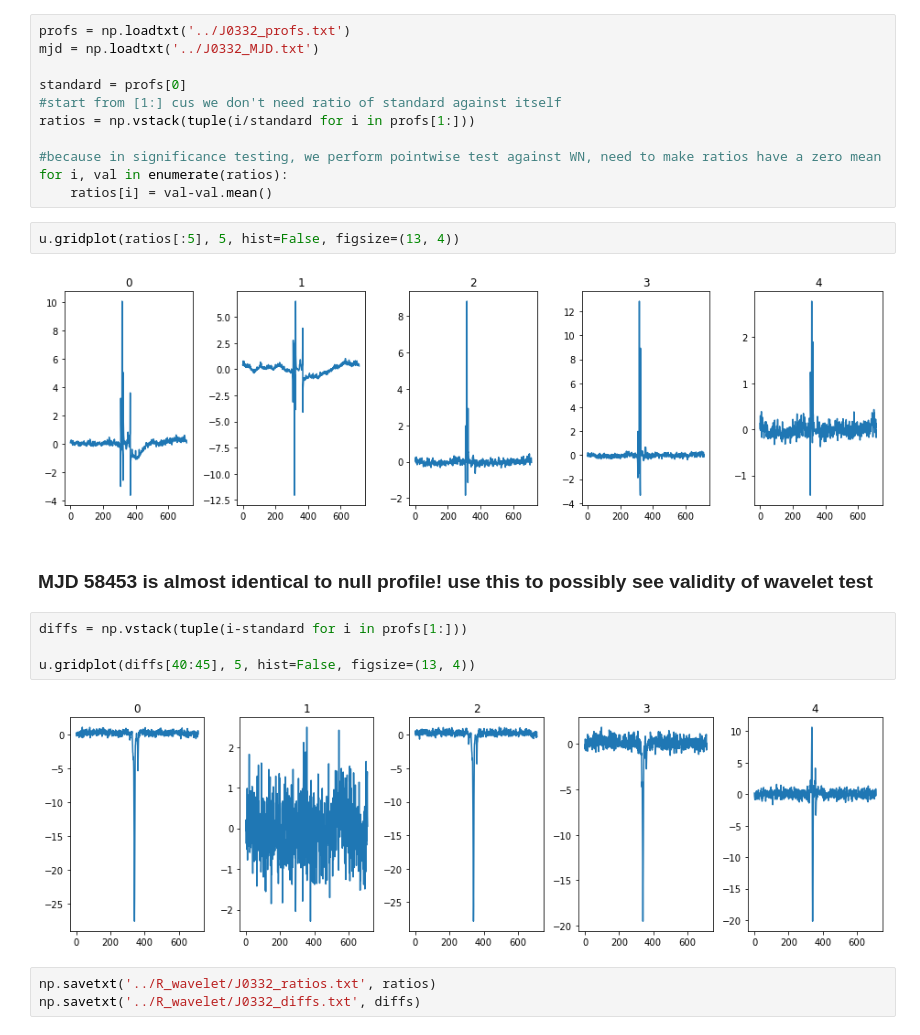
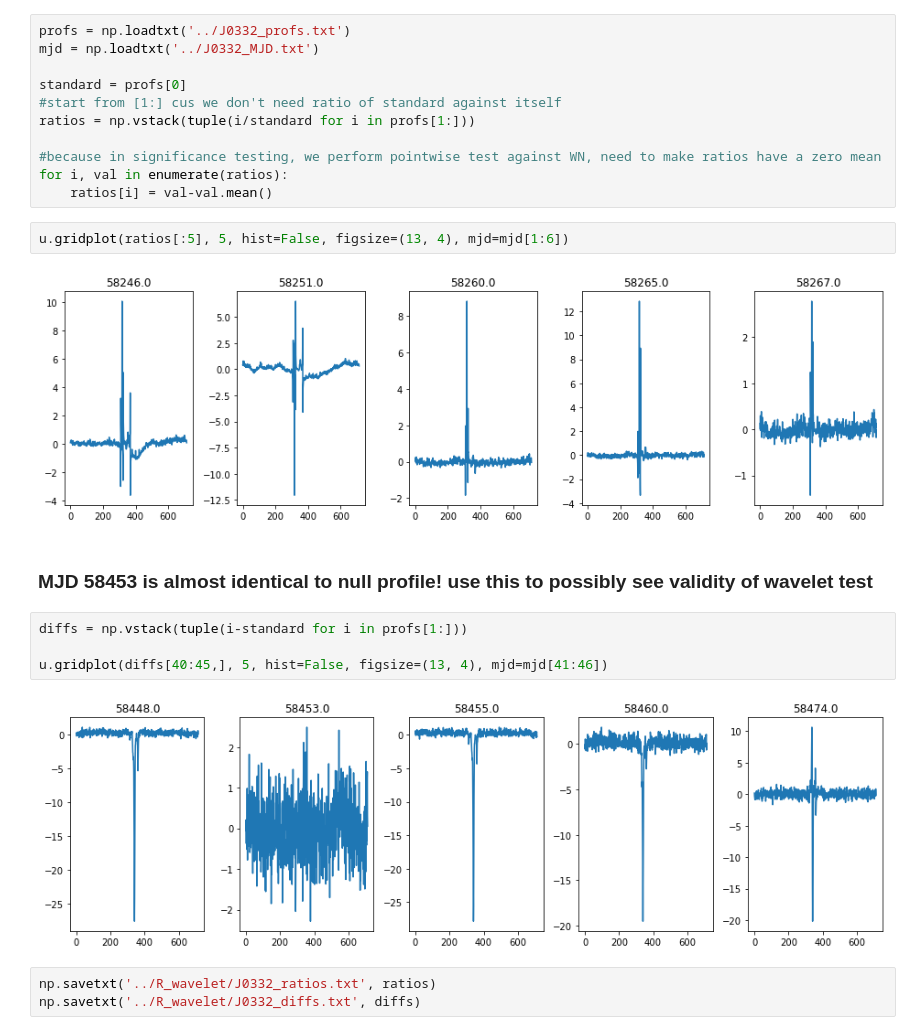
Before and after one commit to minyoungk99/IRES, a Jupyter notebook: other_notebooks/create_ratios_diffs.ipynb, the cells around one changed output. Saved outputs shown, nothing was run; the diff lists cells and outputs as text.

```diff
--- a/other_notebooks/create_ratios_diffs.ipynb
+++ b/other_notebooks/create_ratios_diffs.ipynb
@@ -25,17 +22,17 @@ ratios = np.vstack(tuple(i/standard for i in profs[1:]))
 for i, val in enumerate(ratios):
     ratios[i] = val-val.mean()
 # %%
-u.gridplot(ratios[:5], 5, hist=False, figsize=(13, 4))
+u.gridplot(ratios[:5], 5, hist=False, figsize=(13, 4), mjd=mjd[1:6])
 # %% [output]
-[figure, old version]
+[figure, new version]
 # %% [markdown]
 ### MJD 58453 is almost identical to null profile! use this to possibly see validity of wavelet test
 # %%
 diffs = np.vstack(tuple(i-standard for i in profs[1:]))
 
-u.gridplot(diffs[40:45], 5, hist=False, figsize=(13, 4))
+u.gridplot(diffs[40:45,], 5, hist=False, figsize=(13, 4), mjd=mjd[41:46])
 # %% [output]
-[figure, old version]
+[figure, new version]
 # %%
 np.savetxt('../R_wavelet/J0332_ratios.txt', ratios)
 np.savetxt('../R_wavelet/J0332_diffs.txt', diffs)
```
Also changed, not shown: parts of 1 cell of this notebook, 11 other files.
